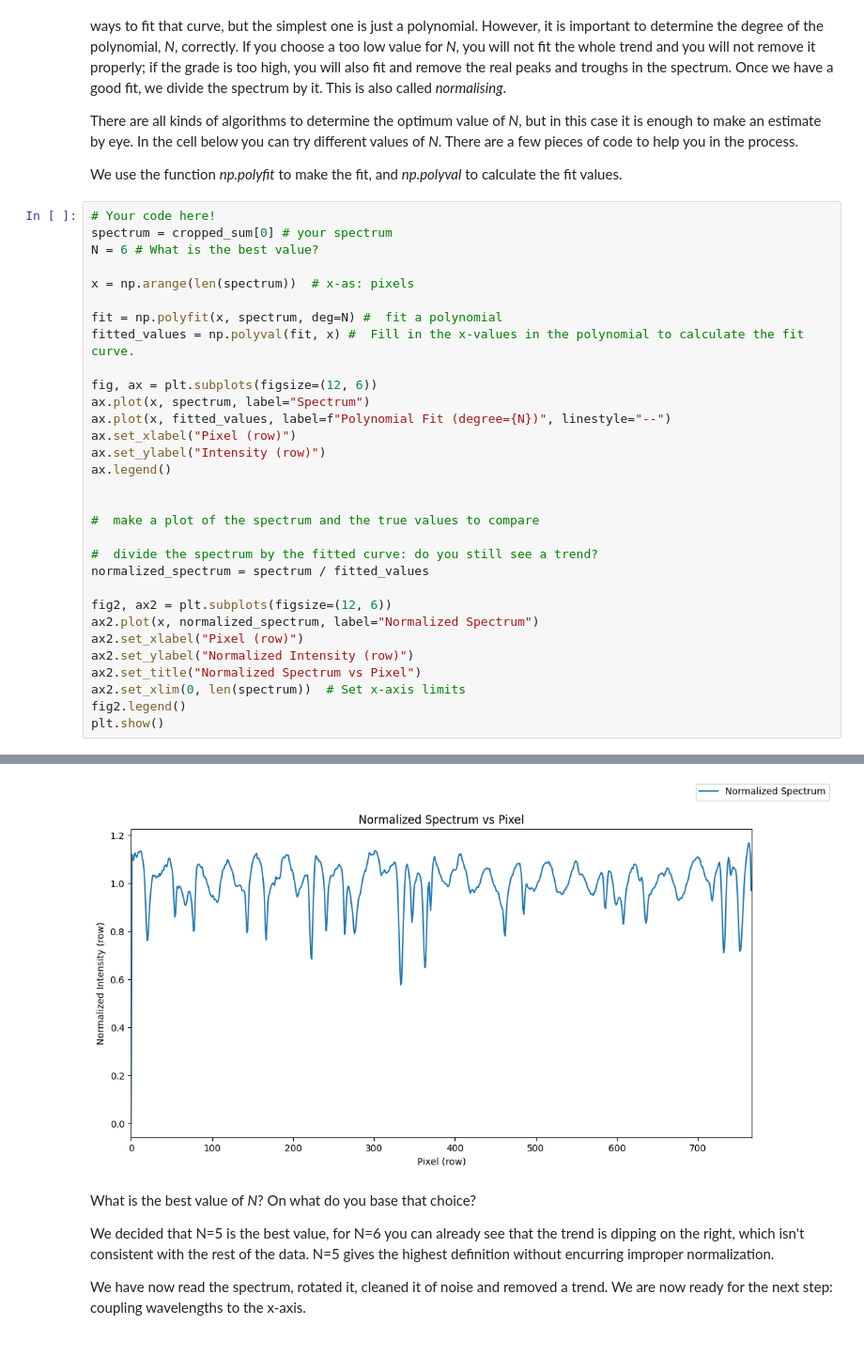
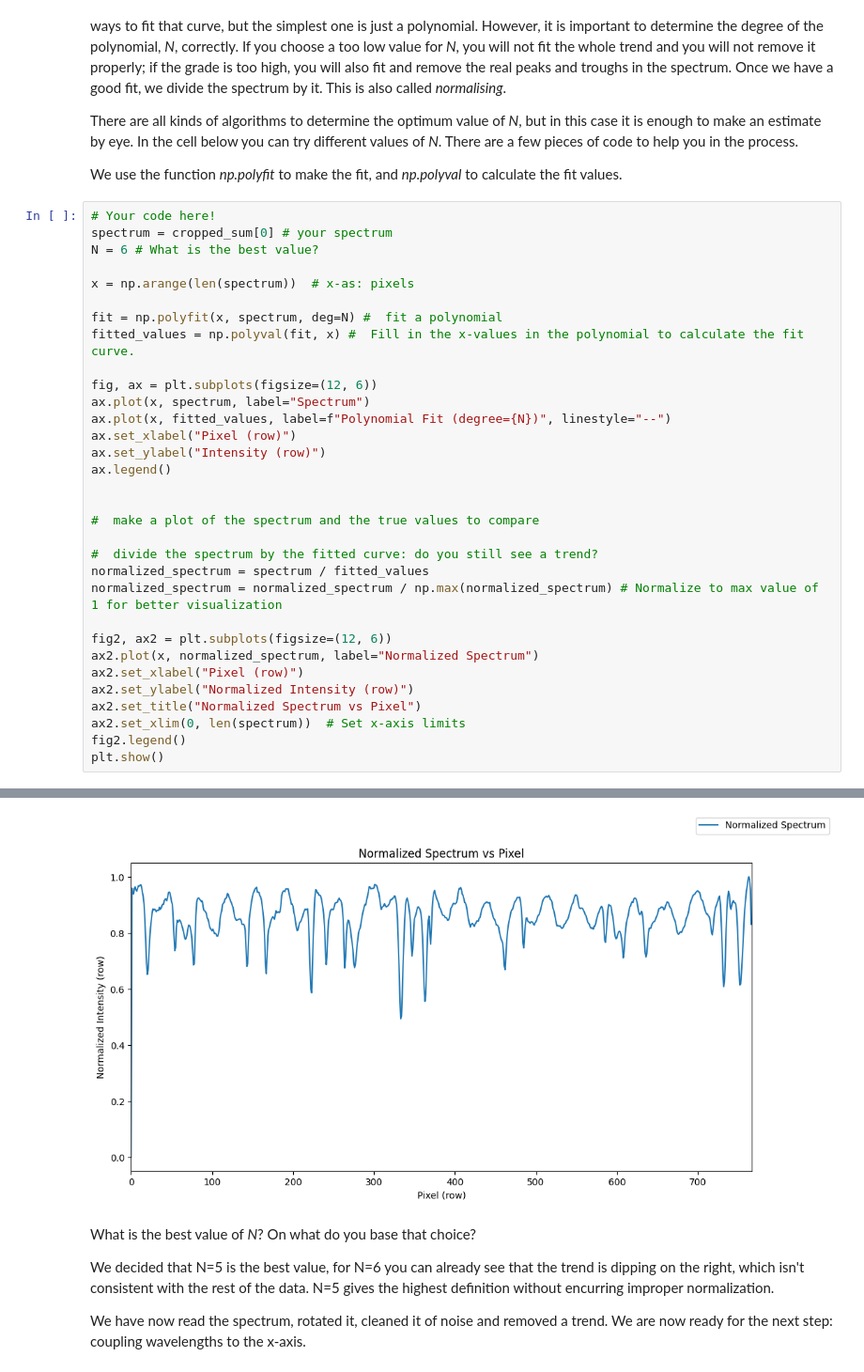
Before and after one commit to TheCaspeer/Universiteit-Leiden, a Jupyter notebook: year1_semester2/Praktische_Sterrenkunde/Opdracht6/TheSun.ipynb, the cells around one changed output, grey strips where cells are left out. Shown at 94% size. Saved outputs shown, nothing was run; the diff lists cells and outputs as text.

Commit message:
Feat: reading spectrum data

```diff
--- a/year1_semester2/Praktische_Sterrenkunde/Opdracht6/TheSun.ipynb
+++ b/year1_semester2/Praktische_Sterrenkunde/Opdracht6/TheSun.ipynb
@@ -254,34 +254,35 @@ spectrum = cropped_sum[0] # your spectrum
 N = 6 # What is the best value?
 
 x = np.arange(len(spectrum))  # x-as: pixels
 
 fit = np.polyfit(x, spectrum, deg=N) #  fit a polynomial
 fitted_values = np.polyval(fit, x) #  Fill in the x-values in the polynomial to calculate the fit curve.
 
 fig, ax = plt.subplots(figsize=(12, 6))
 ax.plot(x, spectrum, label="Spectrum")
 ax.plot(x, fitted_values, label=f"Polynomial Fit (degree={N})", linestyle="--")
 ax.set_xlabel("Pixel (row)")
 ax.set_ylabel("Intensity (row)")
 ax.legend()
 
 
 #  make a plot of the spectrum and the true values to compare
 
 #  divide the spectrum by the fitted curve: do you still see a trend?
 normalized_spectrum = spectrum / fitted_values
+normalized_spectrum = normalized_spectrum / np.max(normalized_spectrum) # Normalize to max value of 1 for better visualization
 
 fig2, ax2 = plt.subplots(figsize=(12, 6))
 ax2.plot(x, normalized_spectrum, label="Normalized Spectrum")
 ax2.set_xlabel("Pixel (row)")
 ax2.set_ylabel("Normalized Intensity (row)")
 ax2.set_title("Normalized Spectrum vs Pixel")
 ax2.set_xlim(0, len(spectrum))  # Set x-axis limits
 fig2.legend()
 plt.show()
 # %% [output]
 [figure]
-[figure, old version]
+[figure, new version]
 # %% [markdown]
 What is the best value of *N*? On what do you base that choice?
 
```
Also changed, not shown: parts of 4 cells of this notebook.
